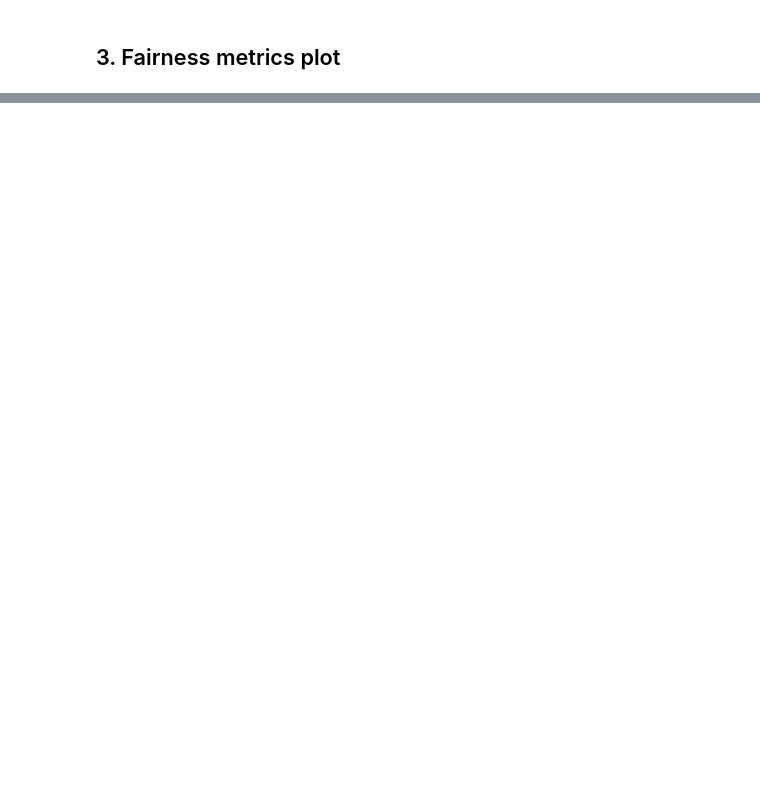
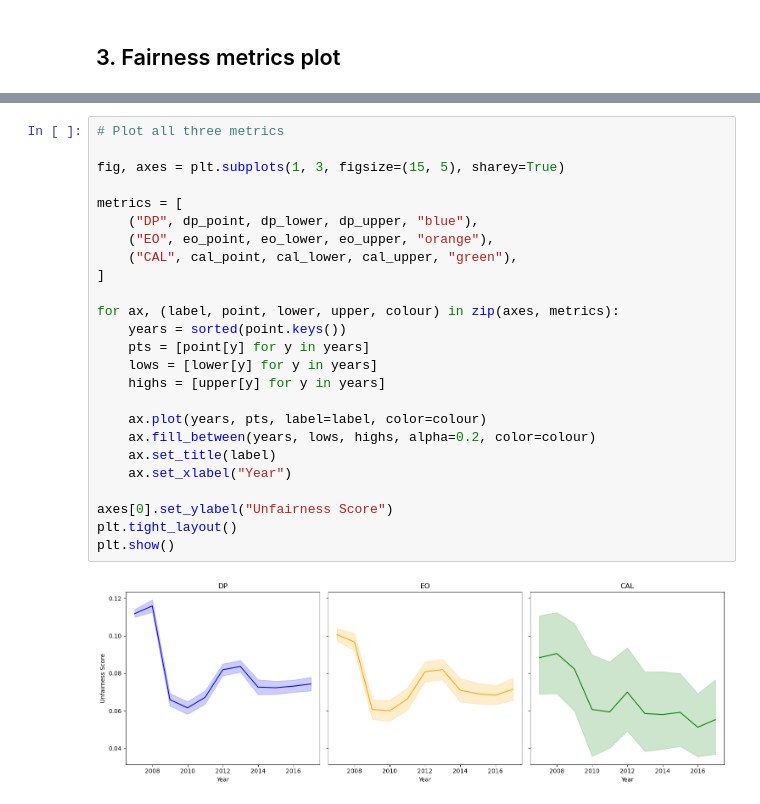
Before and after one commit to jdhilee/fairness_smoke_alarm, a Jupyter notebook: src/fairness_metrics.ipynb, the cells around one changed output, grey strips where cells are left out. Saved outputs shown, nothing was run; the diff lists cells and outputs as text; blank space fills up the shorter version.

Commit message:
computed fairness metrics

```diff
--- a/src/fairness_metrics.ipynb
+++ b/src/fairness_metrics.ipynb
@@ -219,0 +465,27 @@ print(cal_by_year)
+# %%
+# Plot all three metrics
+
+fig, axes = plt.subplots(1, 3, figsize=(15, 5), sharey=True)
+
+metrics = [
+    ("DP", dp_point, dp_lower, dp_upper, "blue"),
+    ("EO", eo_point, eo_lower, eo_upper, "orange"),
+    ("CAL", cal_point, cal_lower, cal_upper, "green"),
+]
+
+for ax, (label, point, lower, upper, colour) in zip(axes, metrics):
+    years = sorted(point.keys())
+    pts = [point[y] for y in years]
+    lows = [lower[y] for y in years]
+    highs = [upper[y] for y in years]
+
+    ax.plot(years, pts, label=label, color=colour)
+    ax.fill_between(years, lows, highs, alpha=0.2, color=colour)
+    ax.set_title(label)
+    ax.set_xlabel("Year")
+
+axes[0].set_ylabel("Unfairness Score")
+plt.tight_layout()
+plt.show()
+# %% [output]
+[figure, added]
```
Also changed, not shown: parts of 11 cells of this notebook.
